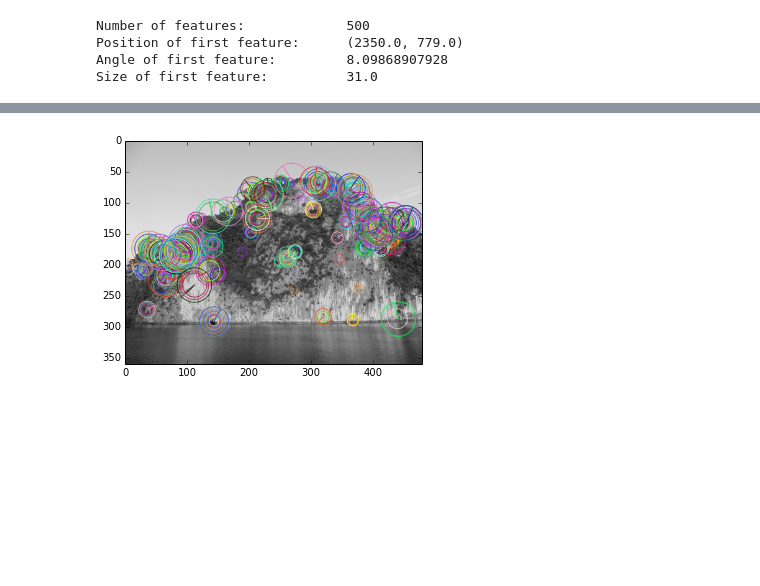
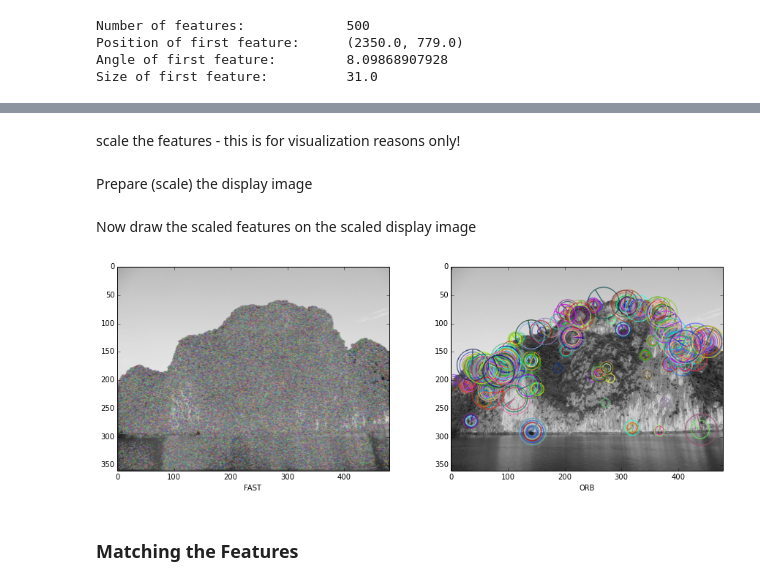
Before and after one commit to Torgee/slamming, a Jupyter notebook: ipynbs/HaLongBay.ipynb, the cells around one changed output, grey strips where cells are left out. Saved outputs shown, nothing was run; the diff lists cells and outputs as text; code cells hidden in the pictures; blank space fills up the shorter version.

Commit message:
finished detection of features, next on to matching

```diff
--- a/ipynbs/HaLongBay.ipynb
+++ b/ipynbs/HaLongBay.ipynb
@@ -67,8 +68,12 @@ Try different feature detection algorithms and compare reliability, coverage, sp
+# %%
+feature_detectors = {}
+keypoint_sets = {}
 # %% [markdown]
 #### FAST
 # %%
-fast = cv2.FastFeatureDetector()
-keypoints_list = [ fast.detect(gray,None) for gray in imgs_gray ]
+feature_detectors['FAST'] = cv2.FastFeatureDetector()
+fast = feature_detectors['FAST']
+keypoint_sets['FAST'] = [ fast.detect(gray,None) for gray in imgs_gray ]
 # do runtime measurement later grouped with other feature detection algorithms
 #%timeit keypoints_list = [ fast.detect(gray,None) for gray in imgs_gray ]
 # %%
@@ -84,8 +89,9 @@ Size of first feature:          7.0
 # %% [markdown]
 #### ORB
 # %%
-orb = cv2.ORB()
-keypoints_list = [ orb.detect(gray,None) for gray in imgs_gray ]
+feature_detectors['ORB'] = cv2.ORB()
+orb = feature_detectors['ORB']
+keypoint_sets['ORB'] = [ orb.detect(gray,None) for gray in imgs_gray ]
 # do runtime measurement later grouped with other feature detection algorithms
 #%timeit keypoints_list = [ orb.detect(gray,None) for gray in imgs_gray ]
 # %% [markdown]
@@ -103,3 +111,5 @@ Size of first feature:          31.0
+# %% [markdown]
+scale the features - this is for visualization reasons only!
 # %%
 # scale img to change line-thickness, thickness cannot be changed in OpenCV directly (sigh)
 img_scale = 0.12
@@ -119,0 +139,2 @@ img_scaled = np.asarray(tmp_img)
+# %% [markdown]
+Prepare (scale) the display image
@@ -120,14 +146,30 @@ img_scaled = np.asarray(tmp_img)
+# %% [markdown]
+Now draw the scaled features on the scaled display image
 # %%
 #img = imgs_gray[0]
 #kps = keypoints_list[0]
-img = img_scaled
+display_img = img_scaled
 kps = keypoints_scaled
-#img_keypoints = cv2.drawKeypoints(img,kps)
+
+imgs_keypoints = {}
 flags = cv2.DRAW_MATCHES_FLAGS_DRAW_RICH_KEYPOINTS
-img_keypoints = cv2.drawKeypoints(img,kps,flags = flags)
+for feat_name in feature_names:
+    imgs_keypoints[feat_name] = cv2.drawKeypoints(display_img,kps[feat_name],flags = flags)
+
 #plt.imshow(img_keypoints[750:800,2300:2400,:]);
 #plt.imshow(img_keypoints[400:1200,1800:2400,:]);
 #plt.figure(num=1,figsize=(12,14))
-plt.imshow(img_keypoints);
+#plt.imshow(imgs_keypoints['FAST']);
+
+fig = plt.figure(figsize=(15, 5))
+
+N = len(feature_names)
+for i,feat_name in enumerate(feature_names):
+    # max 3 plots per row, number of columns smaller than max if N < max
+    plt.subplot(N/3+1,min(N%3+1,N),i+1)
+    im = plt.imshow(imgs_keypoints[feat_name])
+    im.axes.set_xlabel(feat_name)
 # %% [output]
-[figure, old version]
+[figure, new version]
+# %% [markdown]
+### Matching the Features
```
Also changed, not shown: parts of 7 cells of this notebook.
